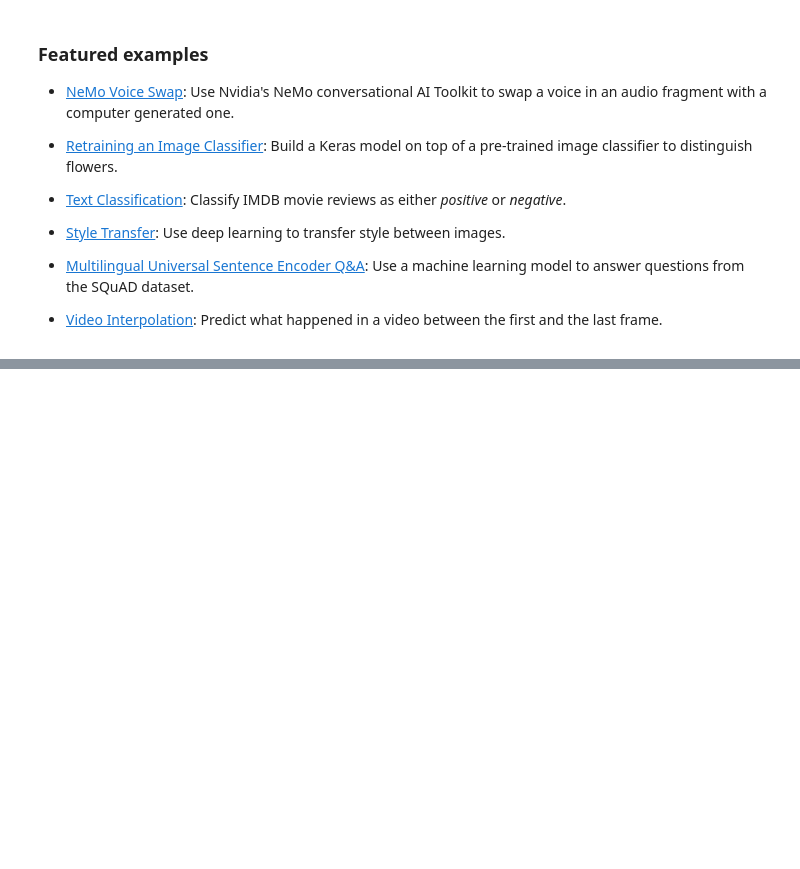
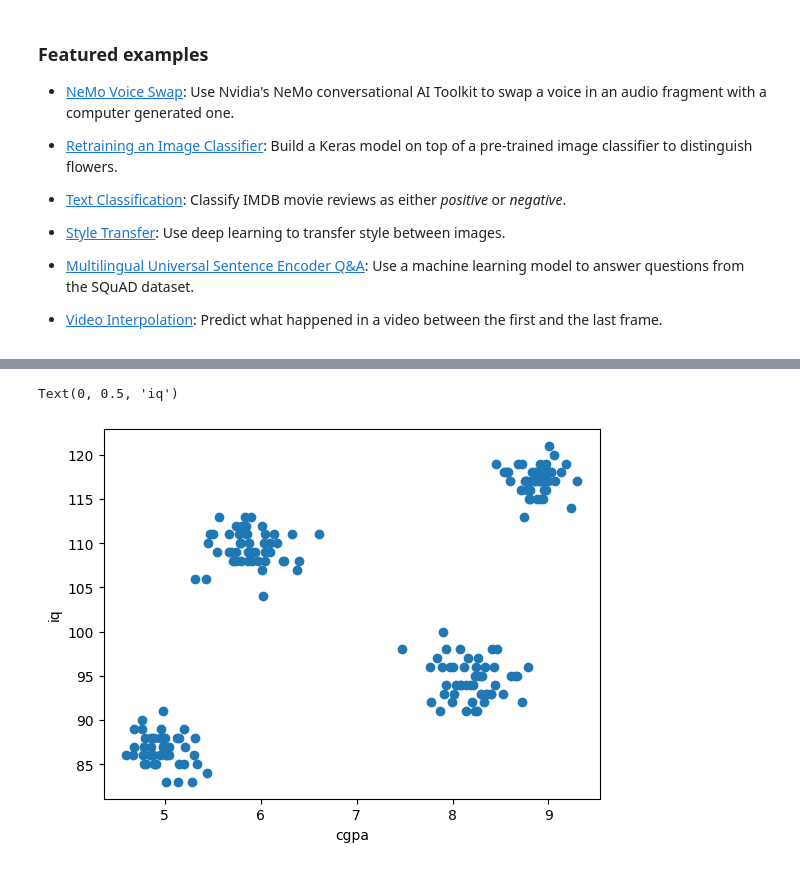
Before and after one commit to maneha234/Rider, a Jupyter notebook: Welcome_To_Colaboratory.ipynb, the cells around one changed output, grey strips where cells are left out. Saved outputs shown, nothing was run; the diff lists cells and outputs as text; code cells hidden in the pictures; blank space fills up the shorter version.

```diff
--- a/Welcome_To_Colaboratory.ipynb
+++ b/Welcome_To_Colaboratory.ipynb
@@ -156,3 +156,6 @@ import pandas as pd
 from sklearn.preprocessing import MinMaxScaler
 from matplotlib import pyplot as plt
 %matplotlib inline
+# %%
+df= pd.read_csv("student_clustering.csv")
+df.head()
@@ -158,0 +169,7 @@ from matplotlib import pyplot as plt
+# %%
+plt.scatter(df.cgpa,df['iq'])
+plt.xlabel('cgpa')
+plt.ylabel('iq')
+# %% [output]
+Text(0, 0.5, 'iq')
+[figure, added]
```
Also changed, not shown: parts of 5 cells of this notebook.
